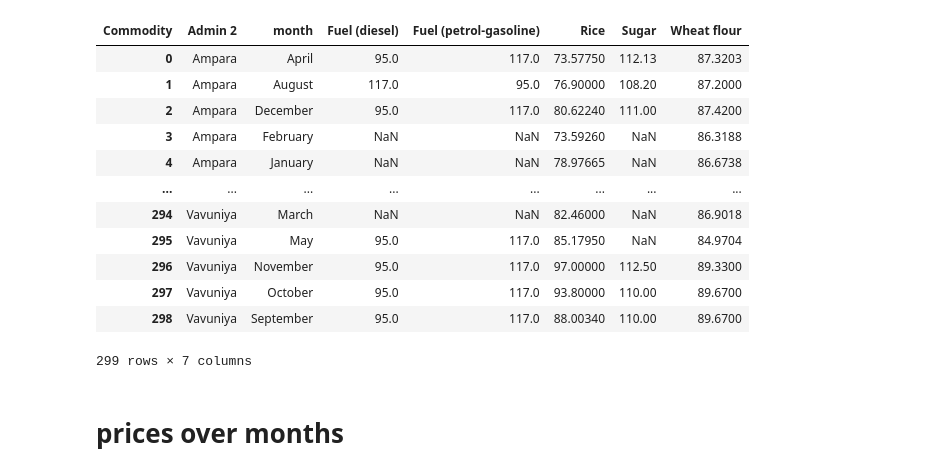
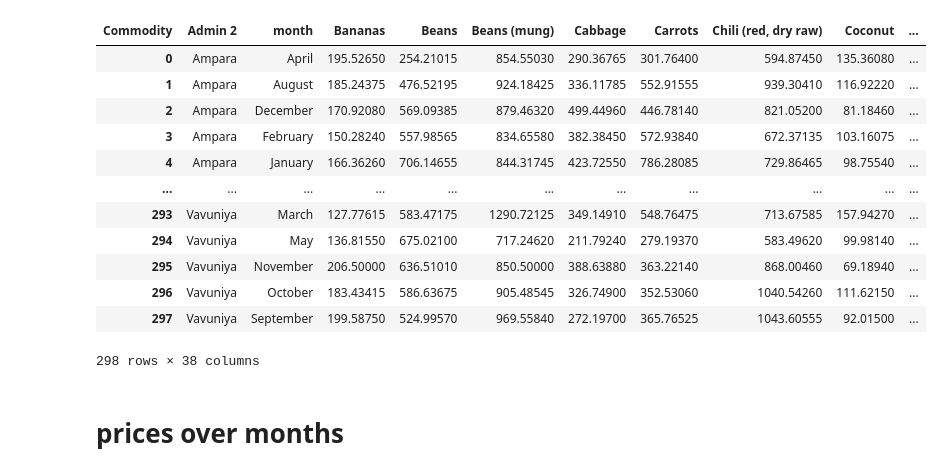
Before and after one commit to MIMI-wfp/sri_lanka, a Jupyter notebook: src/python/prices_variables.ipynb, the cells around one changed output. Saved outputs shown, nothing was run; the diff lists cells and outputs as text; code cells hidden in the pictures.

Commit message:
prices for both 2019 and 2024

```diff
--- a/src/python/prices_variables.ipynb
+++ b/src/python/prices_variables.ipynb
@@ -48,23 +48,20 @@ def preprocess_prices(df):
 
     return pivoted
 # %%
-
-df= preprocess_prices(prices_data)
-df
 # %% [output]
-| Commodity | Admin 2 | month | Fuel (diesel) | Fuel (petrol-gasoline) | Rice | Sugar | Wheat flour |
-| 0 | Ampara | April | 95.0 | 117.0 | 73.57750 | 112.13 | 87.3203 |
-| 1 | Ampara | August | 117.0 | 95.0 | 76.90000 | 108.20 | 87.2000 |
-| 2 | Ampara | December | 95.0 | 117.0 | 80.62240 | 111.00 | 87.4200 |
-| 3 | Ampara | February | NaN | NaN | 73.59260 | NaN | 86.3188 |
-| 4 | Ampara | January | NaN | NaN | 78.97665 | NaN | 86.6738 |
-| ... | ... | ... | ... | ... | ... | ... | ... |
-| 294 | Vavuniya | March | NaN | NaN | 82.46000 | NaN | 86.9018 |
-| 295 | Vavuniya | May | 95.0 | 117.0 | 85.17950 | NaN | 84.9704 |
-| 296 | Vavuniya | November | 95.0 | 117.0 | 97.00000 | 112.50 | 89.3300 |
-| 297 | Vavuniya | October | 95.0 | 117.0 | 93.80000 | 110.00 | 89.6700 |
-| 298 | Vavuniya | September | 95.0 | 117.0 | 88.00340 | 110.00 | 89.6700 |
+| Commodity | Admin 2 | month | Bananas | Beans | Beans (mung) | Cabbage | Carrots | Chili (red, dry raw) | Coconut | ... |
+| 0 | Ampara | April | 195.52650 | 254.21015 | 854.55030 | 290.36765 | 301.76400 | 594.87450 | 135.36080 | ... |
+| 1 | Ampara | August | 185.24375 | 476.52195 | 924.18425 | 336.11785 | 552.91555 | 939.30410 | 116.92220 | ... |
+| 2 | Ampara | December | 170.92080 | 569.09385 | 879.46320 | 499.44960 | 446.78140 | 821.05200 | 81.18460 | ... |
+| 3 | Ampara | February | 150.28240 | 557.98565 | 834.65580 | 382.38450 | 572.93840 | 672.37135 | 103.16075 | ... |
+| 4 | Ampara | January | 166.36260 | 706.14655 | 844.31745 | 423.72550 | 786.28085 | 729.86465 | 98.75540 | ... |
+| ... | ... | ... | ... | ... | ... | ... | ... | ... | ... | ... |
+| 293 | Vavuniya | March | 127.77615 | 583.47175 | 1290.72125 | 349.14910 | 548.76475 | 713.67585 | 157.94270 | ... |
+| 294 | Vavuniya | May | 136.81550 | 675.02100 | 717.24620 | 211.79240 | 279.19370 | 583.49620 | 99.98140 | ... |
+| 295 | Vavuniya | November | 206.50000 | 636.51010 | 850.50000 | 388.63880 | 363.22140 | 868.00460 | 69.18940 | ... |
+| 296 | Vavuniya | October | 183.43415 | 586.63675 | 905.48545 | 326.74900 | 352.53060 | 1040.54260 | 111.62150 | ... |
+| 297 | Vavuniya | September | 199.58750 | 524.99570 | 969.55840 | 272.19700 | 365.76525 | 1043.60555 | 92.01500 | ... |
-299 rows × 7 columns
+298 rows × 38 columns
 # %% [markdown]
 # prices over months
 # %%
```
Also changed, not shown: parts of 2 cells of this notebook.
